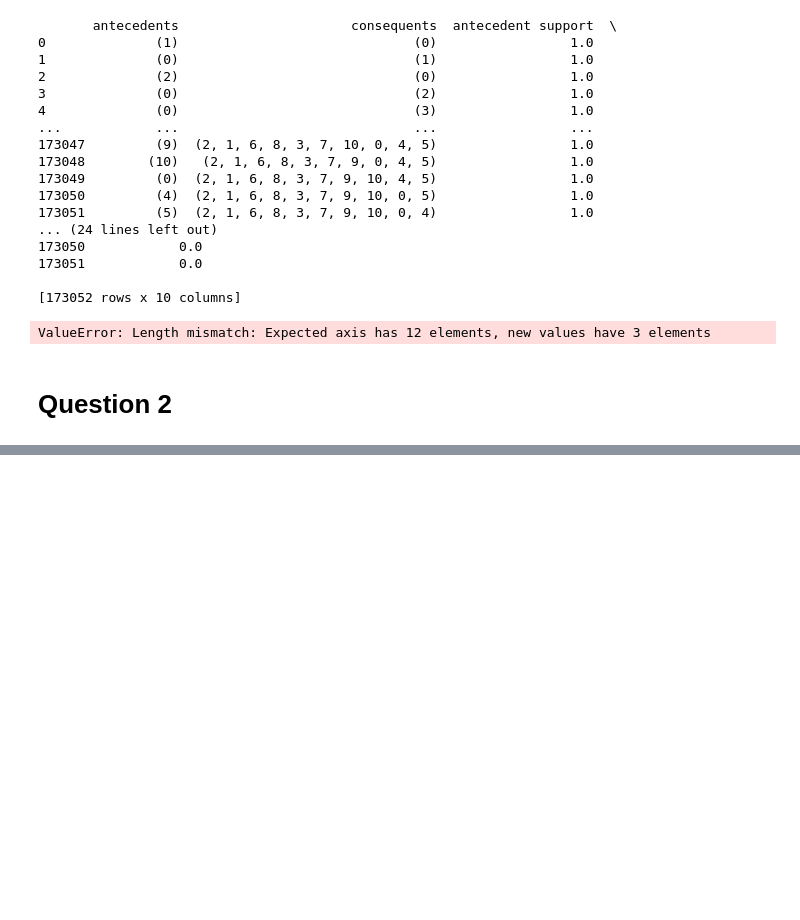
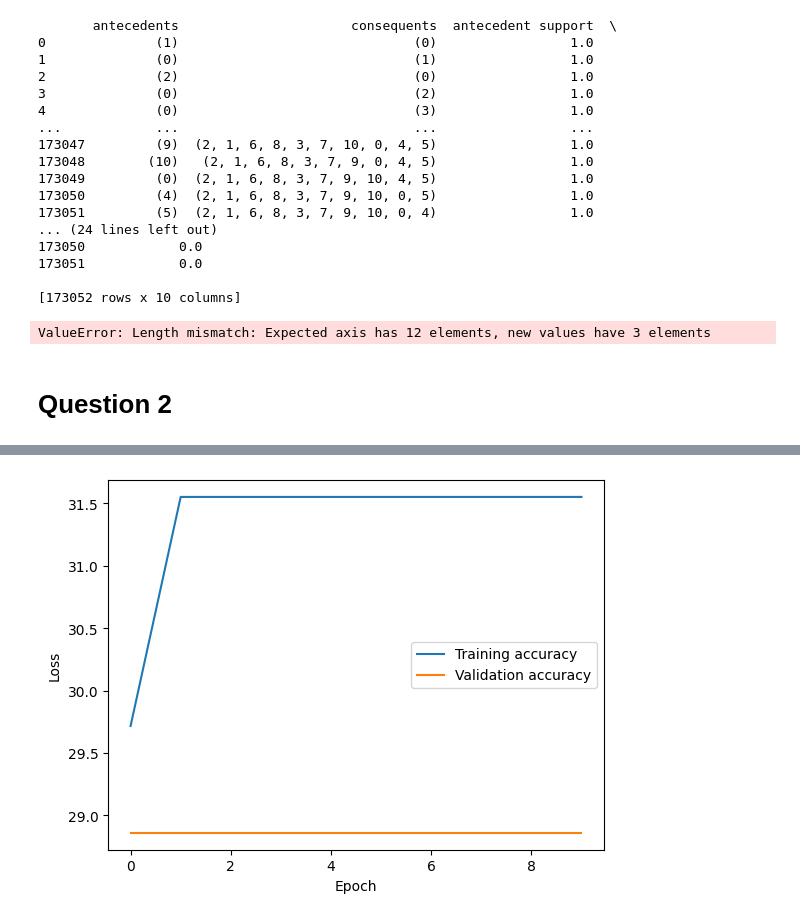
Before and after one commit to yagnaVNK/Data-Mining-1, a Jupyter notebook: Assignment3/Assignment3.ipynb, the cells around one changed output, grey strips where cells are left out. Cells and saved outputs as stored; diff of their text form; code cells hidden in the pictures; blank space fills up the shorter version.

```diff
--- a/Assignment3/Assignment3.ipynb
+++ b/Assignment3/Assignment3.ipynb
@@ -259,23 +275,23 @@ val_loader = DataLoader(val_data, batch_size=BATCH_SIZE, shuffle=False)
 
 
 device = 'cuda'
-model = CNN5().to(device)
+model_5 = CNN5().to(device)
 
-optimizer = optim.Adam(model.parameters(), lr=1e-4)
+optimizer = optim.Adam(model_5.parameters(), lr=1e-4)
 num_epochs = 10
 training_losses = []
 training_accuracies = []
 validation_losses = []
 validation_accuracies = []
 for epoch in range(num_epochs):
-    model.train()
+    model_5.train()
     train_correct = 0
     train_total = 0
     for images, labels in train_loader:
         images = images.to(device)
         labels = labels.to(device)
         #optimizer.zero_grad()  # Clear gradients
-        outputs = model(images)
+        outputs = model_5(images)
         loss = F.cross_entropy(outputs, labels)
         loss.backward()
         optimizer.step()
@@ -287,7 +303,7 @@ for epoch in range(num_epochs):
     training_accuracies.append(100 * train_correct / train_total)
 
     # Validation loop
-    model.eval()
+    model_5.eval()
     val_loss = 0.0
     val_correct = 0
     val_total = 0
@@ -295,7 +311,7 @@ for epoch in range(num_epochs):
         for images, labels in val_loader:
             images = images.to(device)
             labels = labels.to(device)
-            outputs = model(images)
+            outputs = model_5(images)
             loss = F.cross_entropy(outputs, labels)
             val_loss += loss.item()
             _, predicted = torch.max(outputs.data, 1)
@@ -312,3 +328,4 @@ plt.xlabel('Epoch')
 plt.ylabel('Loss')
 plt.legend()
 plt.show()
+# %% [output]
@@ -315,3 +342,4 @@ plt.show()
+[figure, added]
 # %%
 train_data,val_data = random_split(data_set, [0.8, 0.2])
 
```
Also changed, not shown: parts of 4 cells of this notebook.
